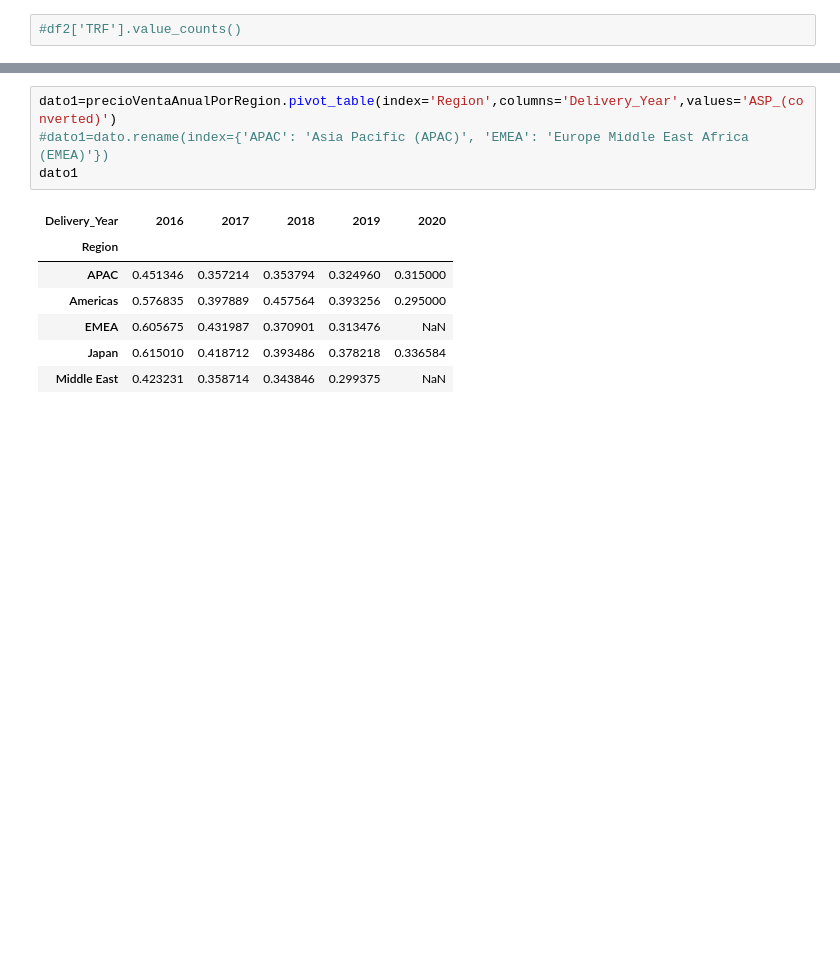
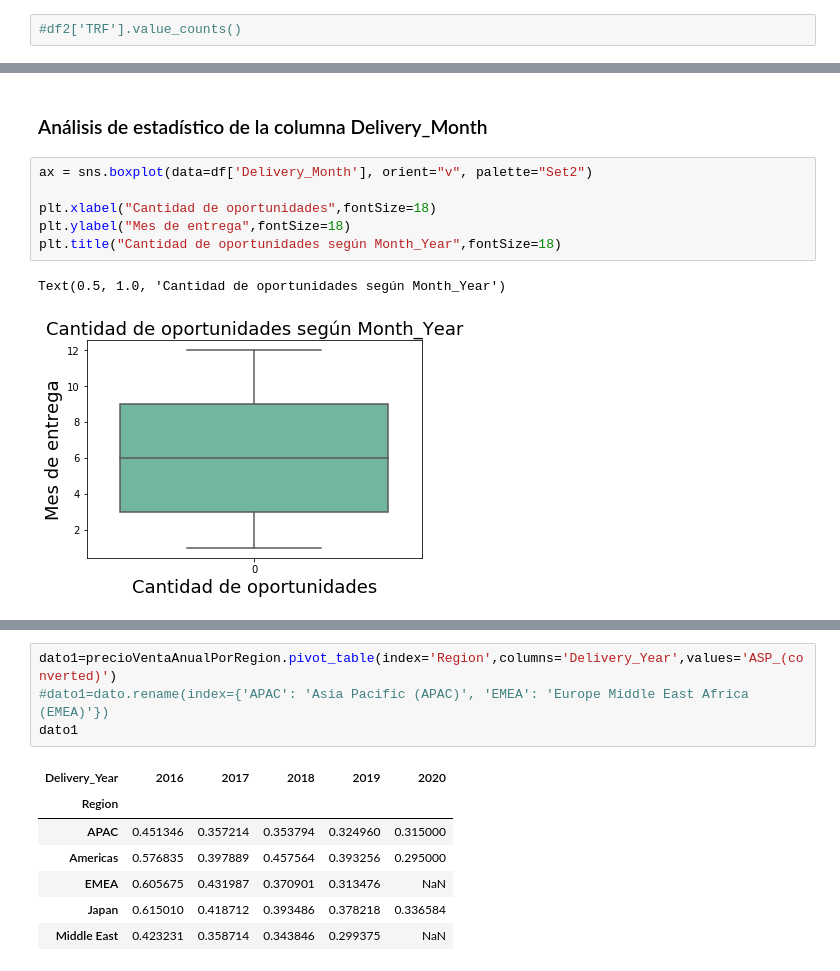
Before and after one commit to joacols/TP_orga_de_datos, a Jupyter notebook: Análisis exploratorio general TP1 2 Cuat 2020.ipynb, the cells around one changed output, grey strips where cells are left out. Cells and saved outputs as stored; diff of their text form; blank space fills up the shorter version.

```diff
--- a/Análisis exploratorio general TP1 2 Cuat 2020.ipynb
+++ b/Análisis exploratorio general TP1 2 Cuat 2020.ipynb
@@ -361,0 +476,11 @@ Name: ASP_(converted), Length: 441, dtype: int64
+# %% [markdown]
+### Análisis de estadístico de la columna Delivery_Month
+# %%
+ax = sns.boxplot(data=df['Delivery_Month'], orient="v", palette="Set2")
+
+plt.xlabel("Cantidad de oportunidades",fontSize=18)
+plt.ylabel("Mes de entrega",fontSize=18)
+plt.title("Cantidad de oportunidades según Month_Year",fontSize=18)
+# %% [output]
+Text(0.5, 1.0, 'Cantidad de oportunidades según Month_Year')
+[figure, added]
```
Also changed, not shown: parts of 90 cells of this notebook.
